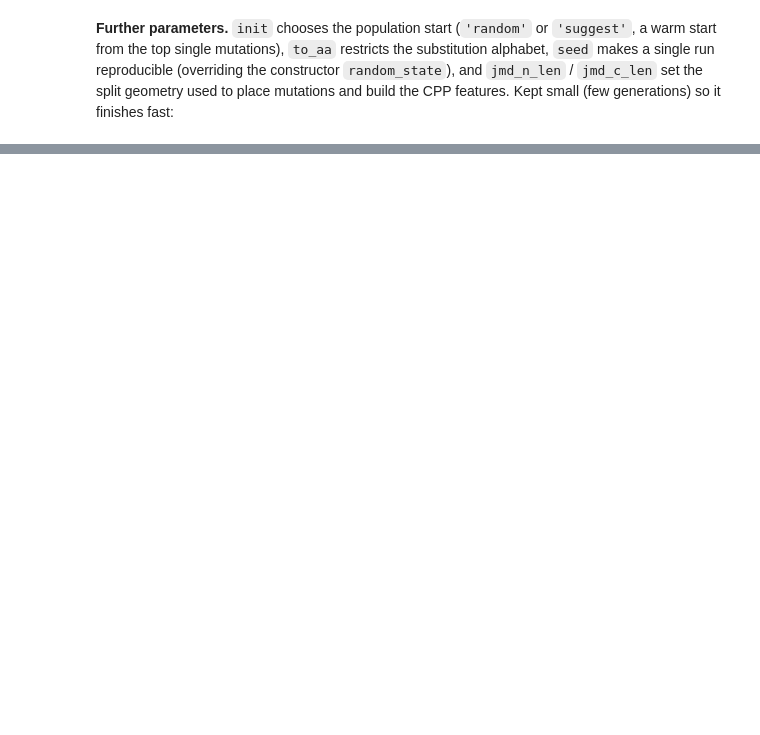
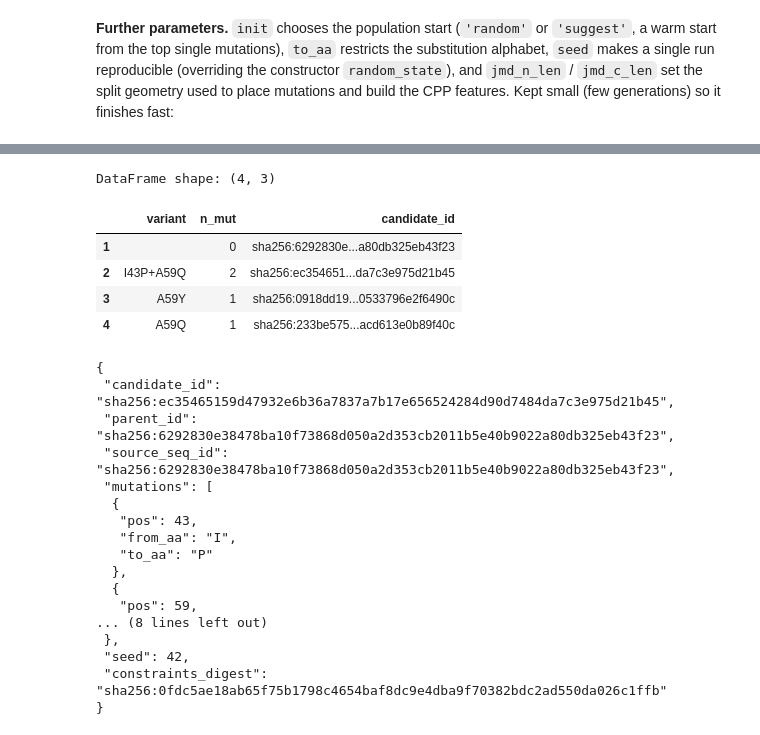
Before and after one commit to breimanntools/aaanalysis, a Jupyter notebook: examples/protein_engineering/seqo_run.ipynb, the cells around one changed output, grey strips where cells are left out. Cells and saved outputs as stored; diff of their text form; code cells hidden in the pictures; blank space fills up the shorter version.

```diff
--- a/examples/protein_engineering/seqo_run.ipynb
+++ b/examples/protein_engineering/seqo_run.ipynb
@@ -169,0 +172,33 @@ DataFrame shape: (4, 8)
+# %%
+import json
+
+df_lineage = seqo.run(df_seq=wt, df_feat=df_feat, objectives=objectives, pop_size=12,
+                      n_gen=4, n_mut_max=3, region="tmd", lineage=True)
+aa.display_df(df_lineage[["variant", "n_mut", "candidate_id"]], n_rows=10,
+              show_shape=True)
+# The front may also hold the unmutated wild-type, so show a record with mutations
+print(json.dumps(next(r for r in seqo.lineage_ if r["mutations"]), indent=1))
+# %% [output]
+DataFrame shape: (4, 3)
+|  | variant | n_mut | candidate_id |
+| 1 |  | 0 | sha256:6292830e...a80db325eb43f23 |
+| 2 | I43P+A59Q | 2 | sha256:ec354651...da7c3e975d21b45 |
+| 3 | A59Y | 1 | sha256:0918dd19...0533796e2f6490c |
+| 4 | A59Q | 1 | sha256:233be575...acd613e0b89f40c |
+{
+ "candidate_id": "sha256:ec35465159d47932e6b36a7837a7b17e656524284d90d7484da7c3e975d21b45",
+ "parent_id": "sha256:6292830e38478ba10f73868d050a2d353cb2011b5e40b9022a80db325eb43f23",
+ "source_seq_id": "sha256:6292830e38478ba10f73868d050a2d353cb2011b5e40b9022a80db325eb43f23",
+ "mutations": [
+  {
+   "pos": 43,
+   "from_aa": "I",
+   "to_aa": "P"
+  },
+  {
+   "pos": 59,
+... (8 lines left out)
+ },
+ "seed": 42,
+ "constraints_digest": "sha256:0fdc5ae18ab65f75b1798c4654baf8dc9e4dba9f70382bdc2ad550da026c1ffb"
+}
```
Also changed, not shown: parts of 1 cell of this notebook, 15 other files.
